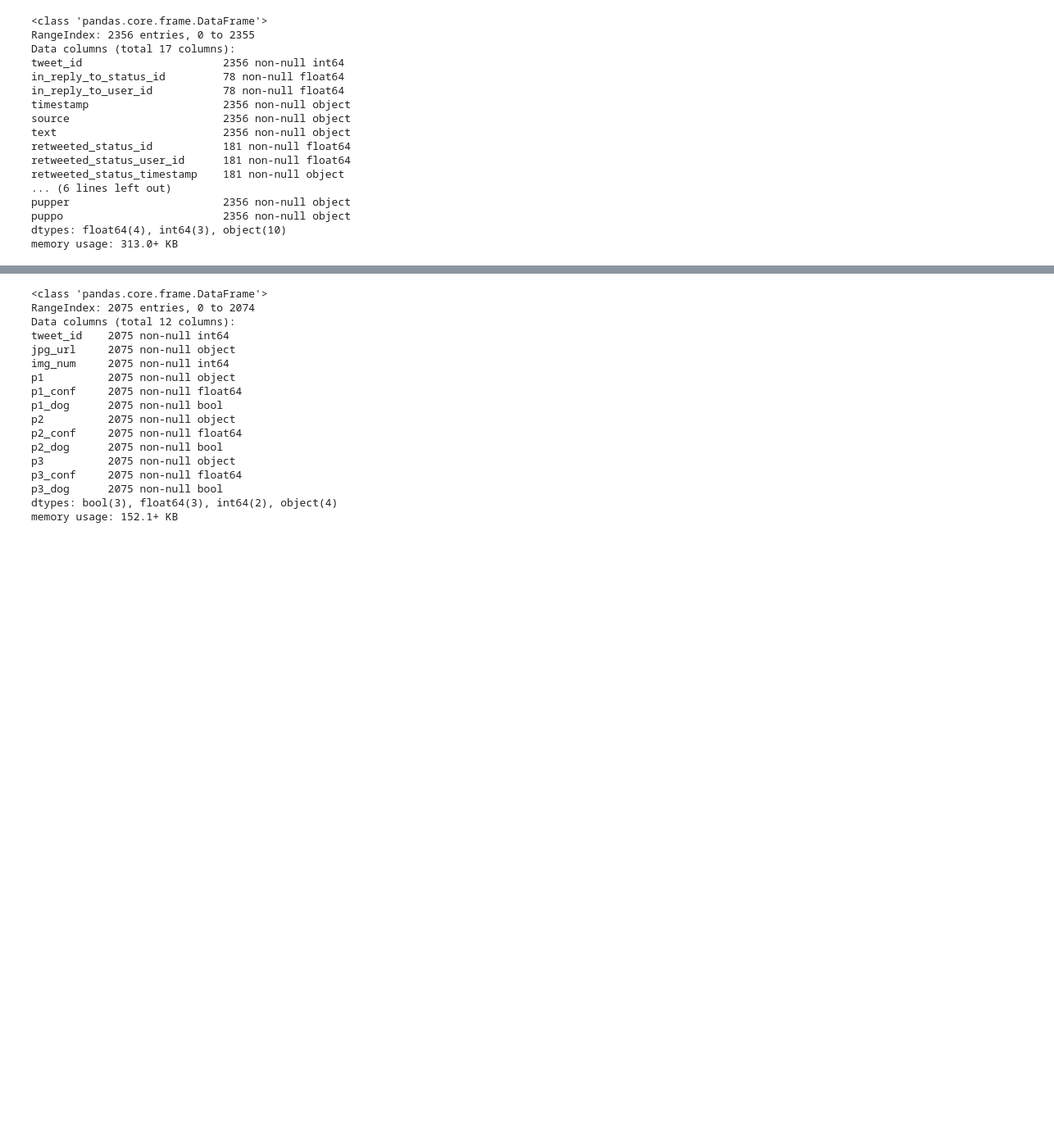
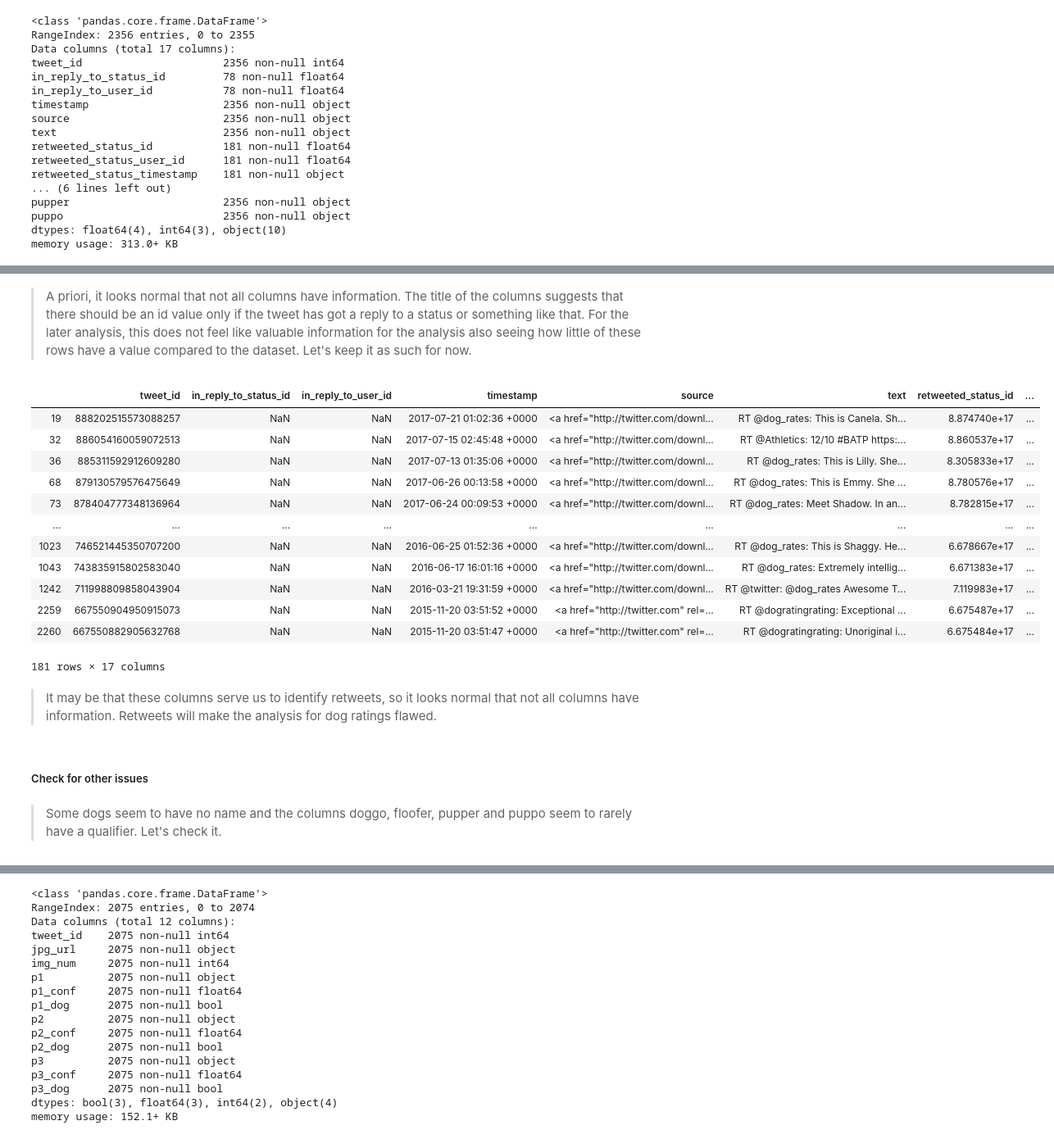
Before and after one commit to LauranneKer/Wrangle-and-analyze-data, a Jupyter notebook: wrangle_act.ipynb, the cells around one changed output, grey strips where cells are left out. Shown at 82% size. Saved outputs shown, nothing was run; the diff lists cells and outputs as text; code cells hidden in the pictures; blank space fills up the shorter version.

```diff
--- a/wrangle_act.ipynb
+++ b/wrangle_act.ipynb
@@ -280,0 +338,25 @@ memory usage: 313.0+ KB
+# %% [markdown]
+> A priori, it looks normal that not all columns have information. The title of the columns suggests that there should be an id value only if the tweet has got a reply to a status or something like that. For the later analysis, this does not feel like valuable information for the analysis also seeing how little of these rows have a value compared to the dataset. Let's keep it as such for now.
+# %%
+# check values in retweet _status_... columns
+df_twit_archive[df_twit_archive.retweeted_status_id.notna()]
+# %% [output]
+|  | tweet_id | in_reply_to_status_id | in_reply_to_user_id | timestamp | source | text | retweeted_status_id | ... |
+| 19 | 888202515573088257 | NaN | NaN | 2017-07-21 01:02:36 +0000 | <a href="http://twitter.com/downl... | RT @dog_rates: This is Canela. Sh... | 8.874740e+17 | ... |
+| 32 | 886054160059072513 | NaN | NaN | 2017-07-15 02:45:48 +0000 | <a href="http://twitter.com/downl... | RT @Athletics: 12/10 #BATP https:... | 8.860537e+17 | ... |
+| 36 | 885311592912609280 | NaN | NaN | 2017-07-13 01:35:06 +0000 | <a href="http://twitter.com/downl... | RT @dog_rates: This is Lilly. She... | 8.305833e+17 | ... |
+| 68 | 879130579576475649 | NaN | NaN | 2017-06-26 00:13:58 +0000 | <a href="http://twitter.com/downl... | RT @dog_rates: This is Emmy. She ... | 8.780576e+17 | ... |
+| 73 | 878404777348136964 | NaN | NaN | 2017-06-24 00:09:53 +0000 | <a href="http://twitter.com/downl... | RT @dog_rates: Meet Shadow. In an... | 8.782815e+17 | ... |
+| ... | ... | ... | ... | ... | ... | ... | ... | ... |
+| 1023 | 746521445350707200 | NaN | NaN | 2016-06-25 01:52:36 +0000 | <a href="http://twitter.com/downl... | RT @dog_rates: This is Shaggy. He... | 6.678667e+17 | ... |
+| 1043 | 743835915802583040 | NaN | NaN | 2016-06-17 16:01:16 +0000 | <a href="http://twitter.com/downl... | RT @dog_rates: Extremely intellig... | 6.671383e+17 | ... |
+| 1242 | 711998809858043904 | NaN | NaN | 2016-03-21 19:31:59 +0000 | <a href="http://twitter.com/downl... | RT @twitter: @dog_rates Awesome T... | 7.119983e+17 | ... |
+| 2259 | 667550904950915073 | NaN | NaN | 2015-11-20 03:51:52 +0000 | <a href="http://twitter.com" rel=... | RT @dogratingrating: Exceptional ... | 6.675487e+17 | ... |
+| 2260 | 667550882905632768 | NaN | NaN | 2015-11-20 03:51:47 +0000 | <a href="http://twitter.com" rel=... | RT @dogratingrating: Unoriginal i... | 6.675484e+17 | ... |
+181 rows × 17 columns
+# %% [markdown]
+> It may be that these columns serve us to identify retweets, so it looks normal that not all columns have information. Retweets will make the analysis for dog ratings flawed.
+# %% [markdown]
+##### Check for other issues
+# %% [markdown]
+> Some dogs seem to have no name and the columns doggo, floofer, pupper and puppo seem to rarely have a qualifier. Let's check it.
```
Also changed, not shown: parts of 28 cells of this notebook.
